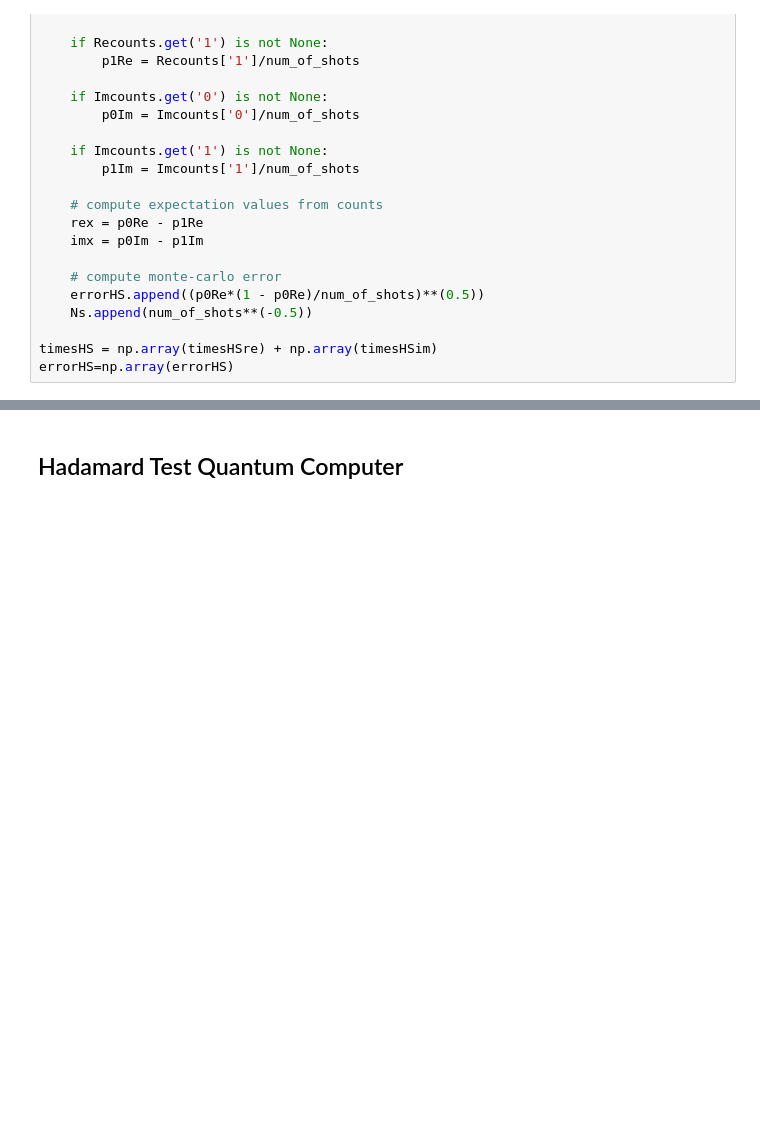
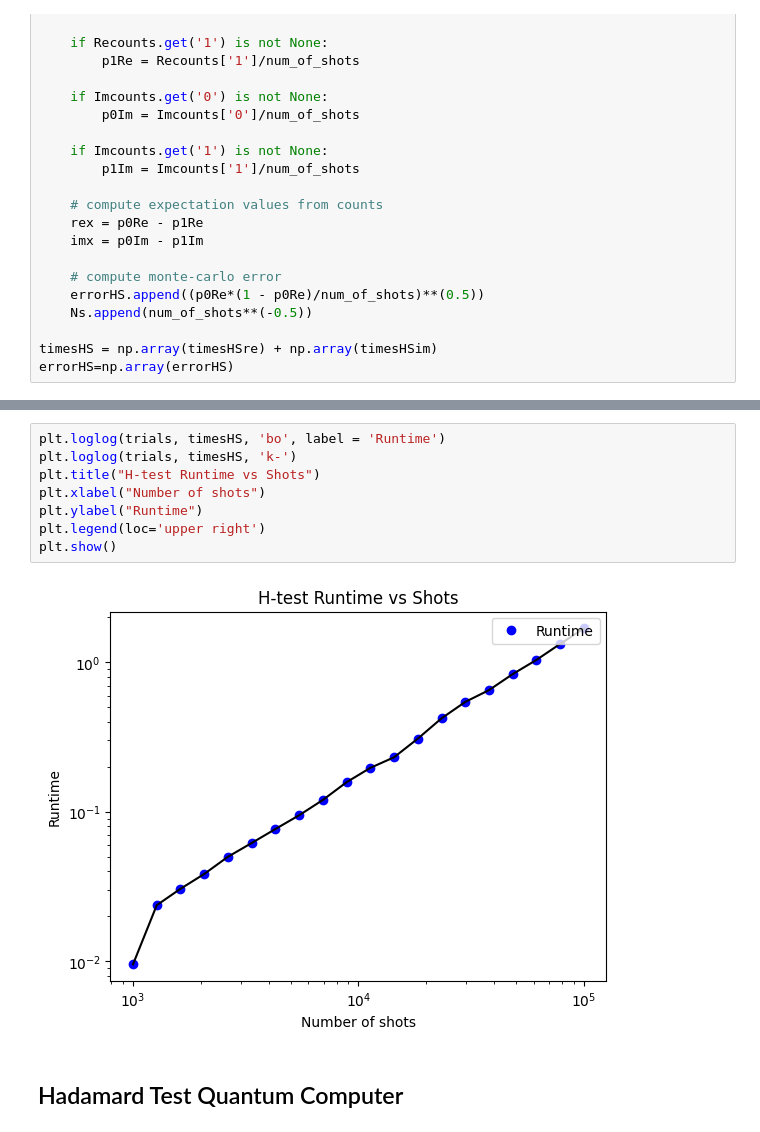
Before and after one commit to Quantum-Linear-Algebra/Intro-to-Quantum-Linear-Algebra, a Jupyter notebook: 6-Quantum_Phase_Estimation_vs_Hadamard_Test.ipynb, the cells around one changed output, grey strips where cells are left out. Cells and saved outputs as stored; diff of their text form; blank space fills up the shorter version.

```diff
--- a/6-Quantum_Phase_Estimation_vs_Hadamard_Test.ipynb
+++ b/6-Quantum_Phase_Estimation_vs_Hadamard_Test.ipynb
@@ -180,2 +184,12 @@ plt.show()
+# %%
+plt.loglog(trials, timesHS, 'bo', label = 'Runtime')
+plt.loglog(trials, timesHS, 'k-')
+plt.title("H-test Runtime vs Shots")
+plt.xlabel("Number of shots")
+plt.ylabel("Runtime")
+plt.legend(loc='upper right')
+plt.show()
+# %% [output]
+[figure, added]
 # %% [markdown]
 ## Hadamard Test Quantum Computer <a name="HTqc"></a>
```
Also changed, not shown: parts of 49 cells of this notebook.
